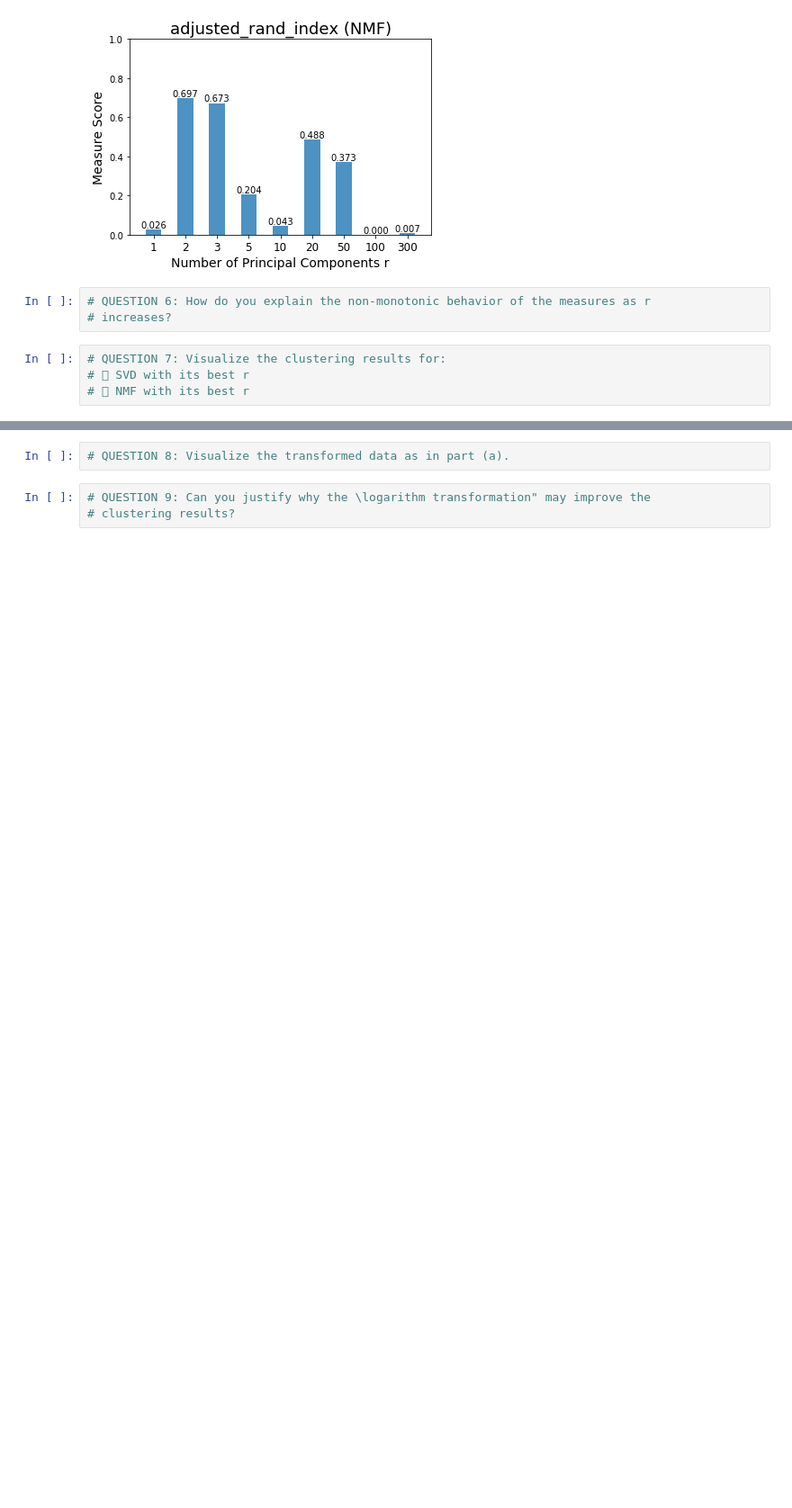
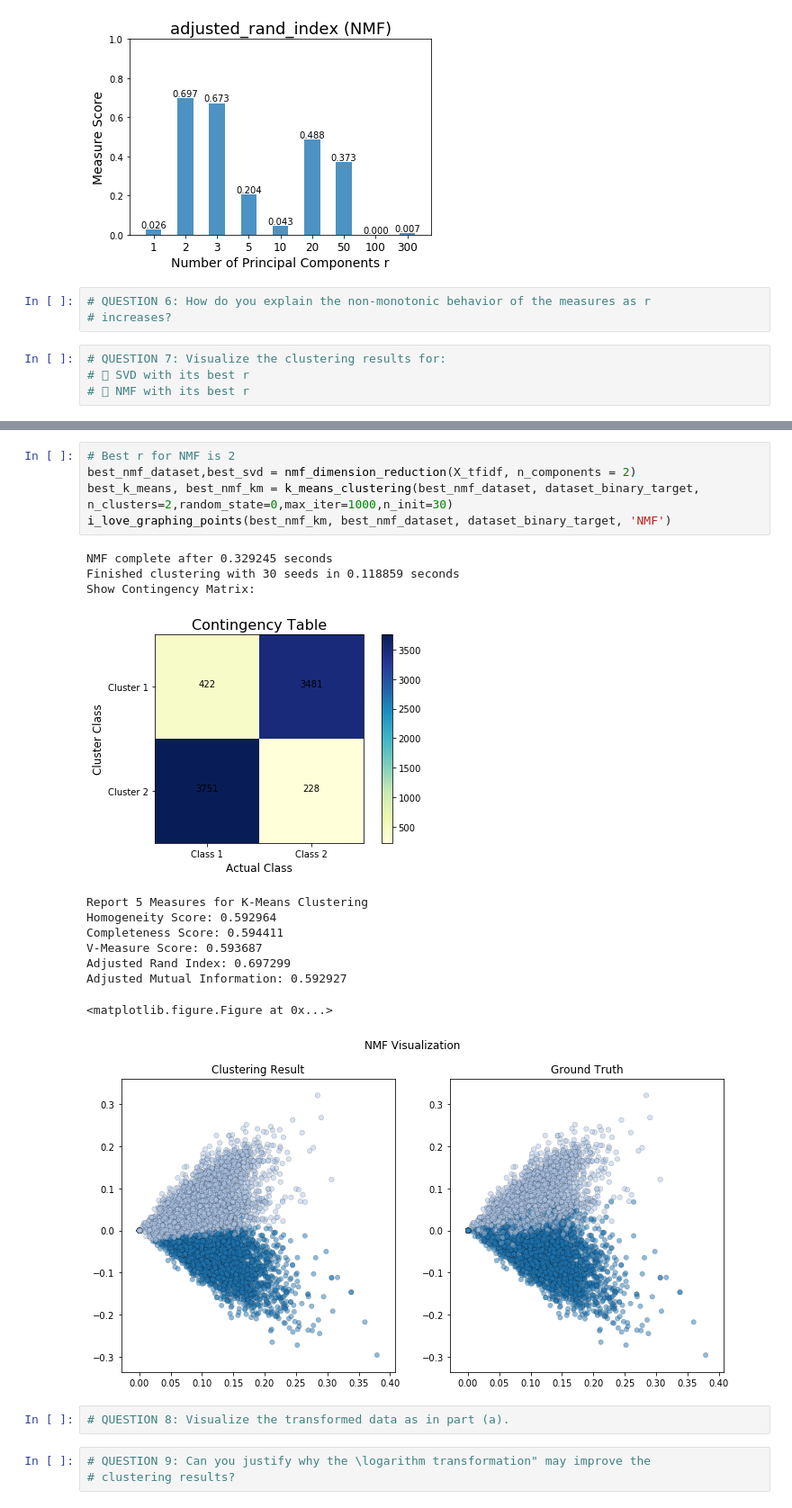
Before and after one commit to nsnguyen/ECE-219, a Jupyter notebook: project2/project2_N.ipynb, the cells around one changed output, grey strips where cells are left out. Shown at 90% size. Drawn from its saved outputs; the diff is of its cells as text; blank space fills up the shorter version.

```diff
--- a/project2/project2_N.ipynb
+++ b/project2/project2_N.ipynb
@@ -386,3 +419,21 @@ plot_histogram('NMF', 'adjusted_rand_index',nmf_adjusted_rand_index_1)
+# %%
+# Best r for NMF is 2
+best_nmf_dataset,best_svd = nmf_dimension_reduction(X_tfidf, n_components = 2)
+best_k_means, best_nmf_km = k_means_clustering(best_nmf_dataset, dataset_binary_target, n_clusters=2,random_state=0,max_iter=1000,n_init=30)
+i_love_graphing_points(best_nmf_km, best_nmf_dataset, dataset_binary_target, 'NMF')
+# %% [output]
+NMF complete after 0.329245 seconds
+Finished clustering with 30 seeds in 0.118859 seconds
+Show Contingency Matrix:
+[figure, added]
+Report 5 Measures for K-Means Clustering
+Homogeneity Score: 0.592964
+Completeness Score: 0.594411
+V-Measure Score: 0.593687
+Adjusted Rand Index: 0.697299
+Adjusted Mutual Information: 0.592927
+<matplotlib.figure.Figure at 0x...>
+[figure, added]
 # %%
 # QUESTION 8: Visualize the transformed data as in part (a).
 # %%
```
Also changed, not shown: parts of 11 cells of this notebook.
